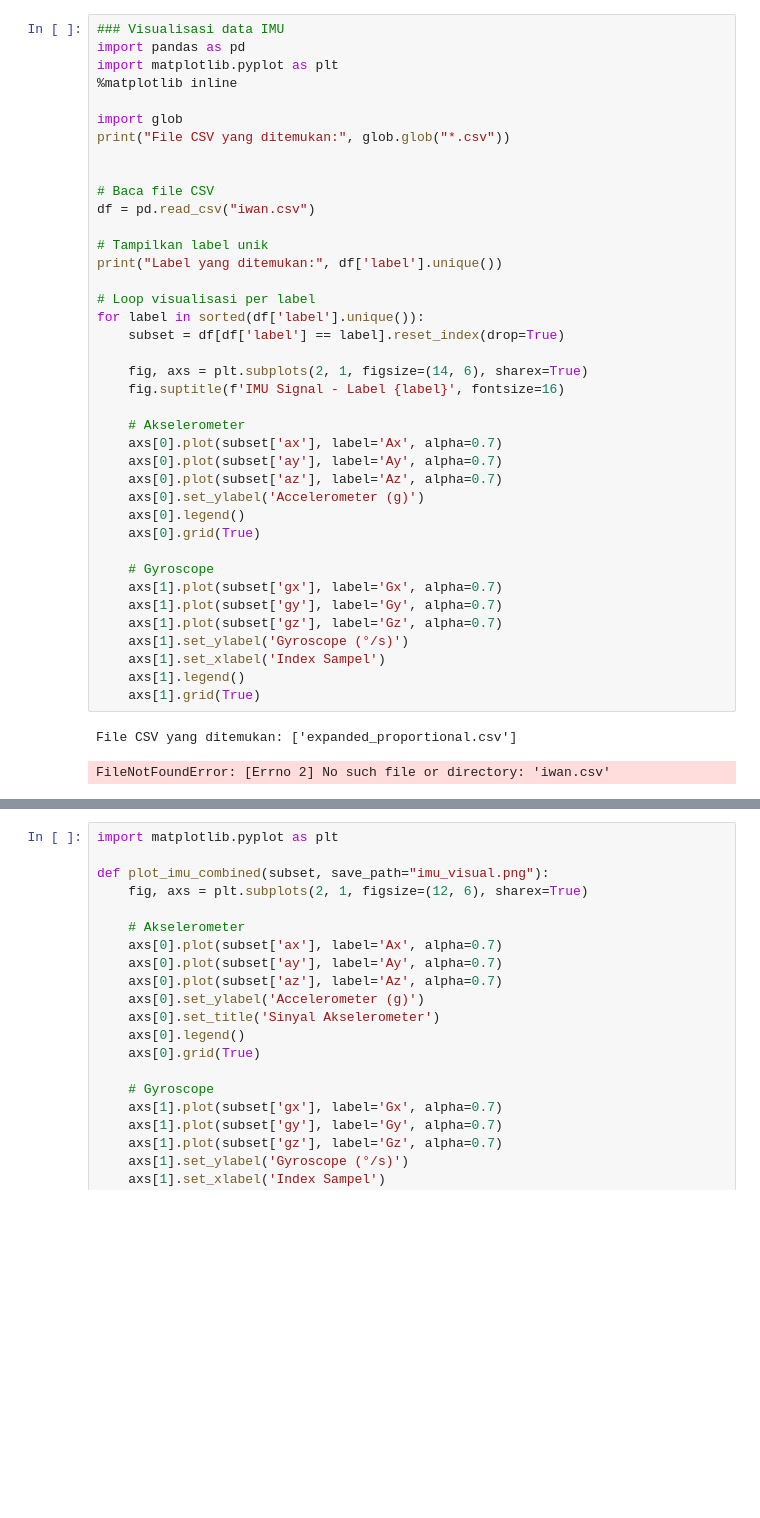
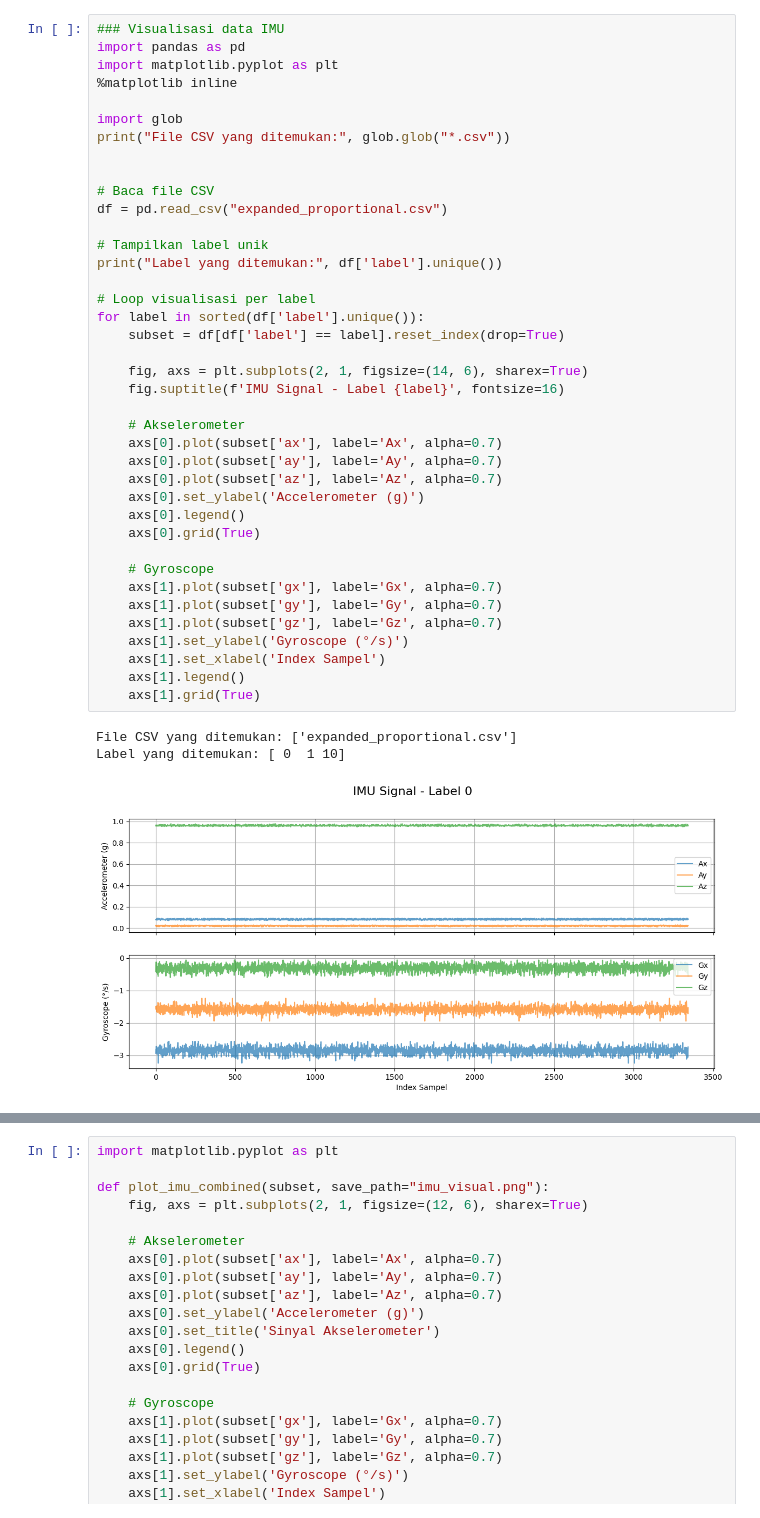
Before and after one commit to verykurniabakti/data_imu_analisa, a Jupyter notebook: normal_imu_data_pso_svm.ipynb, the cells around one changed output, grey strips where cells are left out. Saved outputs shown, nothing was run; the diff lists cells and outputs as text; blank space fills up the shorter version.

```diff
--- a/normal_imu_data_pso_svm.ipynb
+++ b/normal_imu_data_pso_svm.ipynb
@@ -9,34 +9,35 @@ print("File CSV yang ditemukan:", glob.glob("*.csv"))
 
 
 # Baca file CSV
-df = pd.read_csv("iwan.csv")
+df = pd.read_csv("expanded_proportional.csv")
 
 # Tampilkan label unik
 print("Label yang ditemukan:", df['label'].unique())
 
 # Loop visualisasi per label
 for label in sorted(df['label'].unique()):
     subset = df[df['label'] == label].reset_index(drop=True)
 
     fig, axs = plt.subplots(2, 1, figsize=(14, 6), sharex=True)
     fig.suptitle(f'IMU Signal - Label {label}', fontsize=16)
 
     # Akselerometer
     axs[0].plot(subset['ax'], label='Ax', alpha=0.7)
     axs[0].plot(subset['ay'], label='Ay', alpha=0.7)
     axs[0].plot(subset['az'], label='Az', alpha=0.7)
     axs[0].set_ylabel('Accelerometer (g)')
     axs[0].legend()
     axs[0].grid(True)
 
     # Gyroscope
     axs[1].plot(subset['gx'], label='Gx', alpha=0.7)
     axs[1].plot(subset['gy'], label='Gy', alpha=0.7)
     axs[1].plot(subset['gz'], label='Gz', alpha=0.7)
     axs[1].set_ylabel('Gyroscope (°/s)')
     axs[1].set_xlabel('Index Sampel')
     axs[1].legend()
     axs[1].grid(True)
 # %% [output]
 File CSV yang ditemukan: ['expanded_proportional.csv']
+Label yang ditemukan: [ 0  1 10]
-FileNotFoundError: [Errno 2] No such file or directory: 'iwan.csv'
+[figure, added]
```
Also changed, not shown: parts of 1 cell of this notebook.
